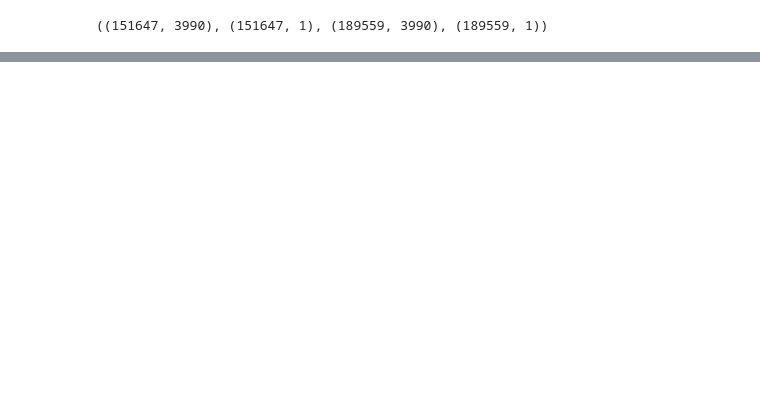
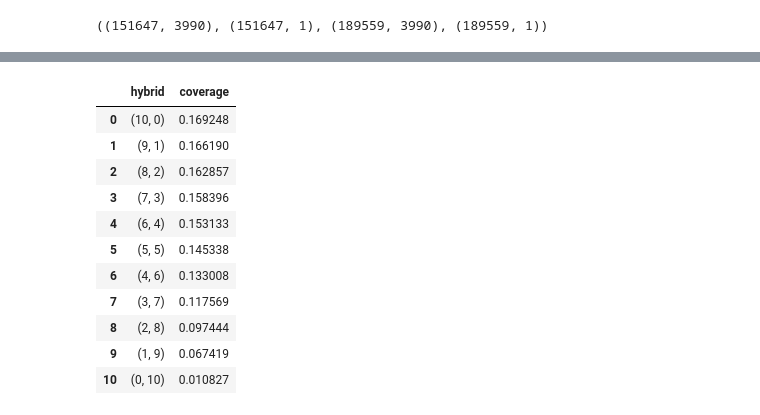
Before and after one commit to alexyanw/dse203-group-project, a Jupyter notebook: machine_learning/notebooks/validation/Hybrid Combiner Validation.ipynb, the cells around one changed output, grey strips where cells are left out. Saved outputs shown, nothing was run; the diff lists cells and outputs as text; code cells hidden in the pictures; blank space fills up the shorter version.

```diff
--- a/machine_learning/notebooks/validation/Hybrid Combiner Validation.ipynb
+++ b/machine_learning/notebooks/validation/Hybrid Combiner Validation.ipynb
@@ -423,0 +549,16 @@ demo_coverage
+# %%
+hdf2 = pd.DataFrame(crows, columns=[xlabel,ylabel])
+hdf2
+# %% [output]
+|  | hybrid | coverage |
+| 0 | (10, 0) | 0.169248 |
+| 1 | (9, 1) | 0.166190 |
+| 2 | (8, 2) | 0.162857 |
+| 3 | (7, 3) | 0.158396 |
+| 4 | (6, 4) | 0.153133 |
+| 5 | (5, 5) | 0.145338 |
+| 6 | (4, 6) | 0.133008 |
+| 7 | (3, 7) | 0.117569 |
+| 8 | (2, 8) | 0.097444 |
+| 9 | (1, 9) | 0.067419 |
+| 10 | (0, 10) | 0.010827 |
```
Also changed, not shown: parts of 16 cells of this notebook.
